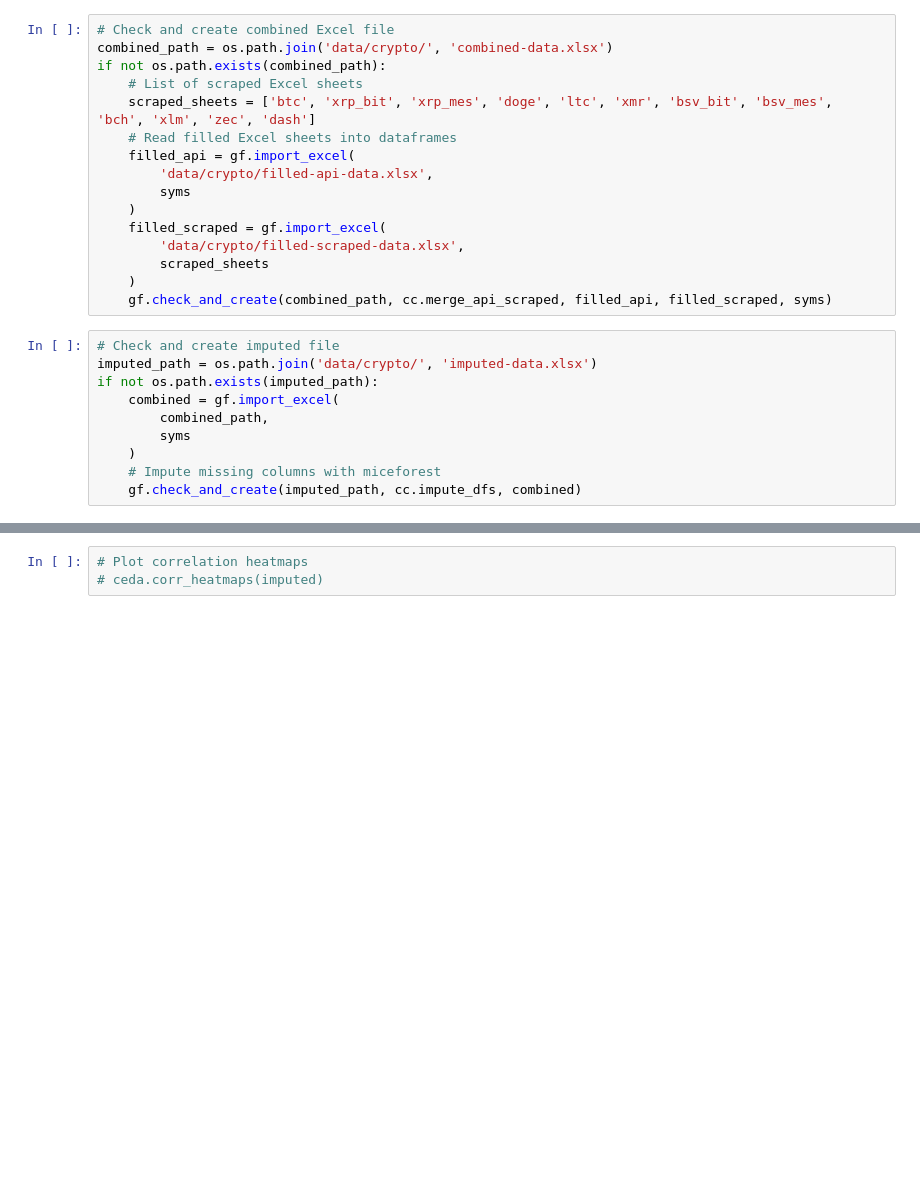
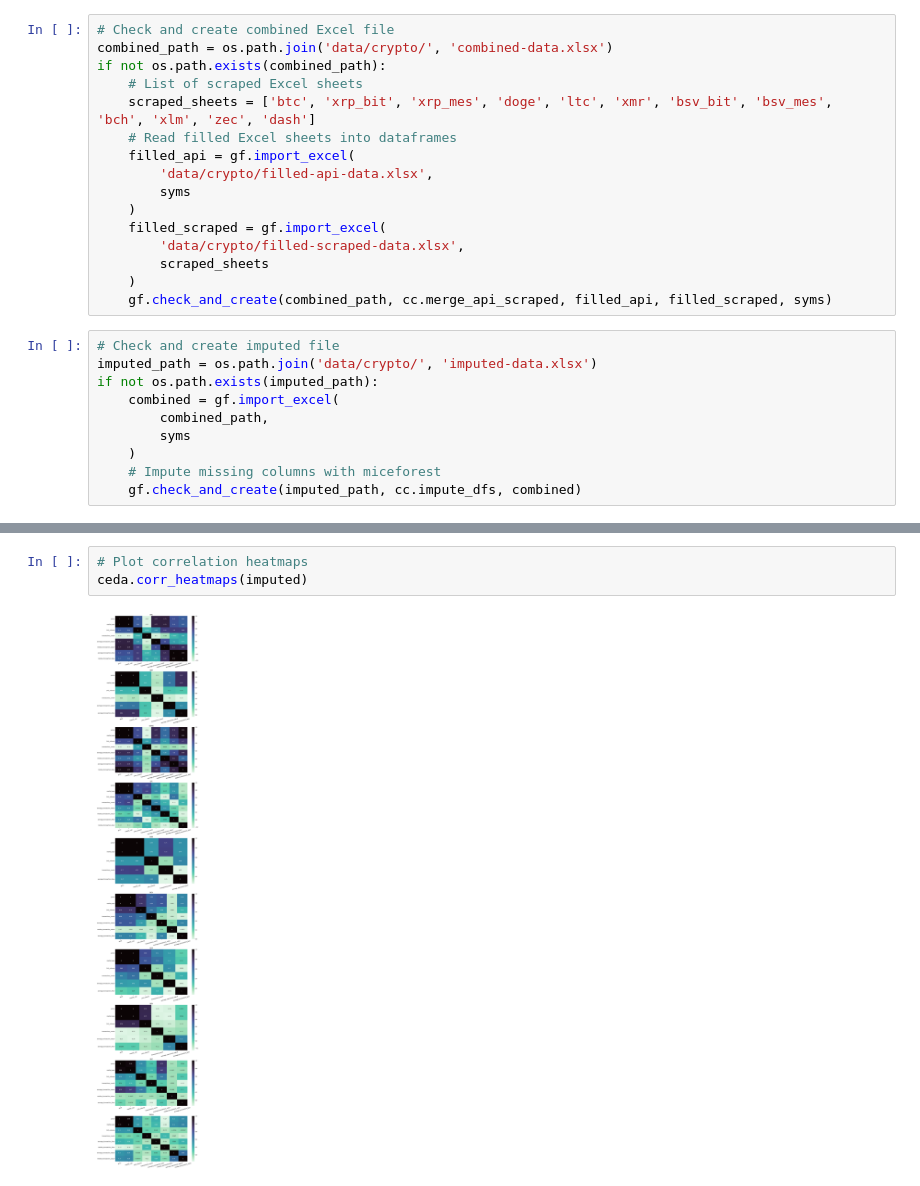
Before and after one commit to kietnguyen01/Remittance-Fees-Analysis, a Jupyter notebook: crypto.ipynb, the cells around one changed output, grey strips where cells are left out. Cells and saved outputs as stored; diff of their text form; blank space fills up the shorter version.

```diff
--- a/crypto.ipynb
+++ b/crypto.ipynb
@@ -96,6 +136,8 @@ for df in imputed:
 # %%
 # Plot correlation heatmaps
-# ceda.corr_heatmaps(imputed)
+ceda.corr_heatmaps(imputed)
+# %% [output]
+[figure, added]
 # %%
 # Plot scatterplot of fees against 24h volume
 ceda.fees_scatterplots(imputed)
```
Also changed, not shown: parts of 7 cells of this notebook, 1 other file.
